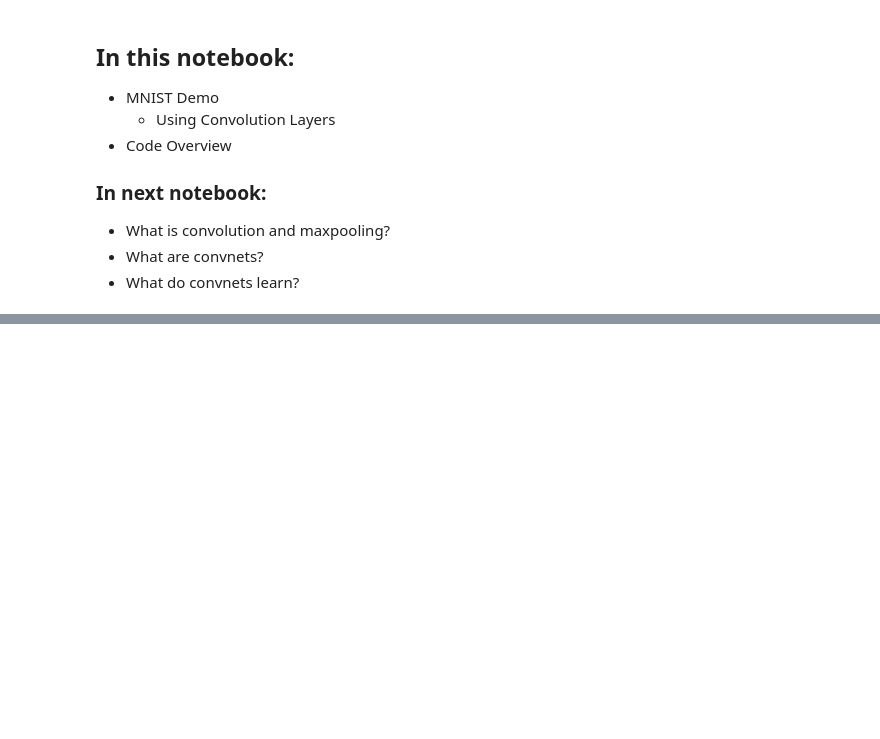
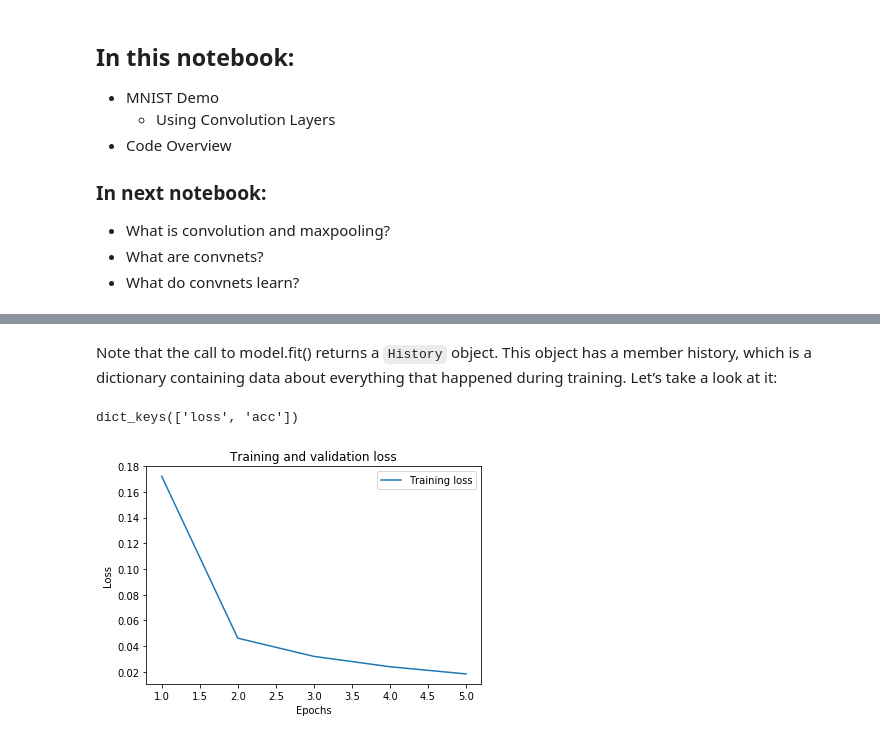
Before and after one commit to NirantK/keras-practice, a Jupyter notebook: 01. Keras MNIST CNN Demo.ipynb, the cells around one changed output, grey strips where cells are left out. Cells and saved outputs as stored; diff of their text form; code cells hidden in the pictures; blank space fills up the shorter version.

```diff
--- a/01. Keras MNIST CNN Demo.ipynb
+++ b/01. Keras MNIST CNN Demo.ipynb
@@ -157,0 +257,30 @@ Epoch 5/5
+# %% [markdown]
+Note that the call to model.fit() returns a `History` object. This object has a member history, which is a dictionary containing data about everything that happened during training. Let’s take a look at it:
+# %%
+history_dict = history.history
+history_dict.keys()
+# %% [output]
+dict_keys(['loss', 'acc'])
+# %%
+import matplotlib.pyplot as plt
+
+acc = history.history['acc']
+# val_acc = history.history['val_acc']
+loss = history.history['loss']
+# val_loss = history.history['val_loss']
+
+epochs = range(1, len(acc) + 1)
+
+# "bo" is for "blue dot"
+# plt.plot(epochs, acc, label='Acc')
+plt.plot(epochs, loss,label='Training loss')
+# b is for "solid blue line"
+# plt.plot(epochs, val_loss, 'b', label='Validation loss')
+plt.title('Training and validation loss')
+plt.xlabel('Epochs')
+plt.ylabel('Loss')
+plt.legend()
+
+plt.show()
+# %% [output]
+[figure, added]
```
Also changed, not shown: parts of 29 cells of this notebook.
